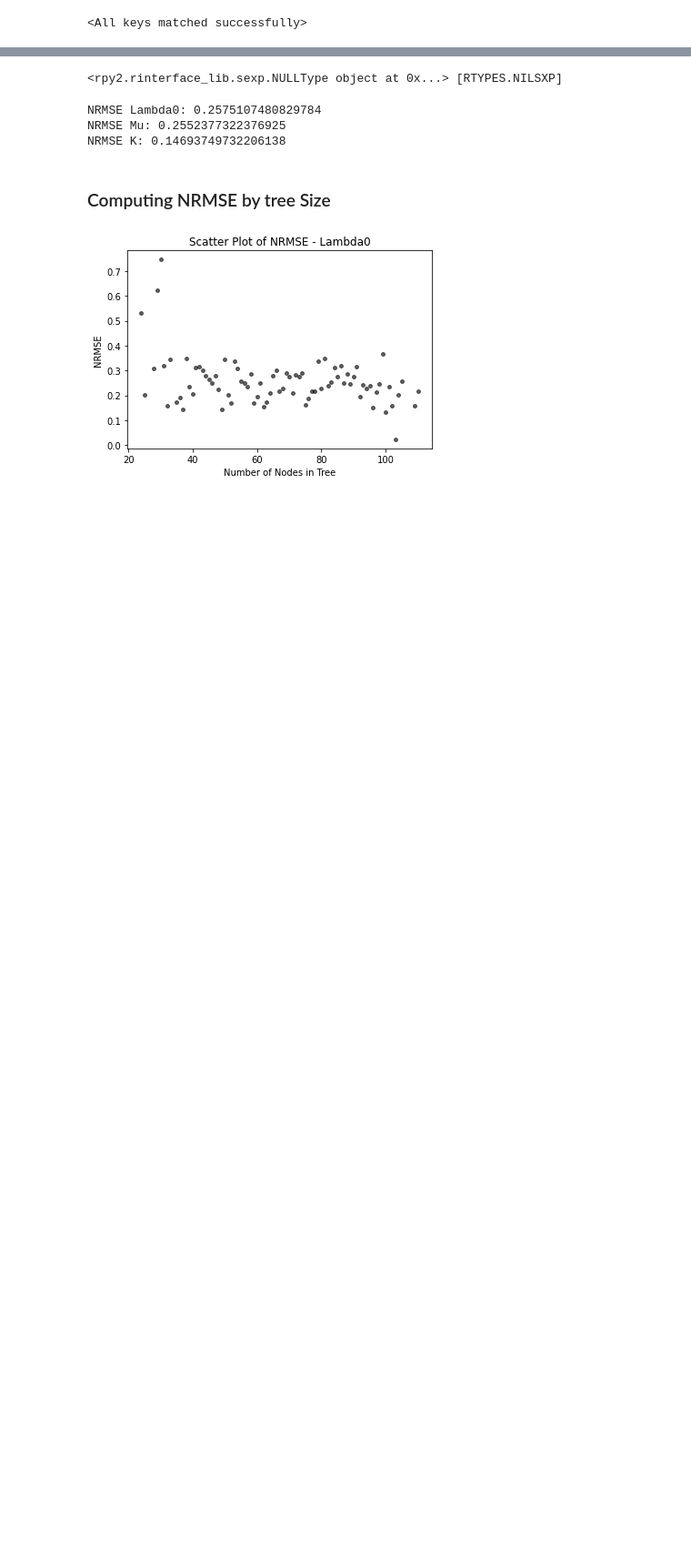
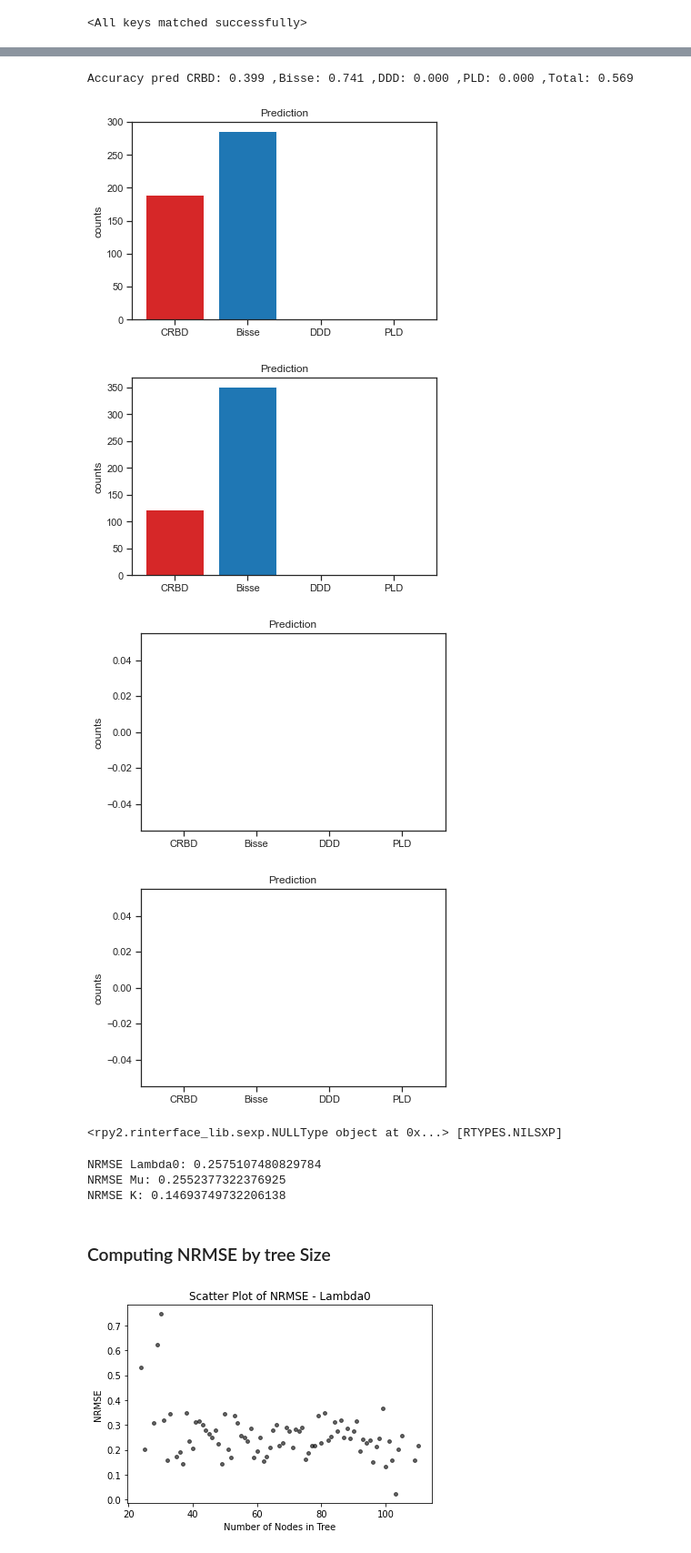
Before and after one commit to SilvaArtUSI/ML_phylogeny_learning, a Jupyter notebook: Rnotebooks/c06_infer_gnn_graph.ipynb, the cells around one changed output, grey strips where cells are left out. Shown: that part at 91% size. Saved outputs shown, nothing was run; the diff lists cells and outputs as text; code cells hidden in the pictures; blank space fills up the shorter version.

```diff
--- a/Rnotebooks/c06_infer_gnn_graph.ipynb
+++ b/Rnotebooks/c06_infer_gnn_graph.ipynb
@@ -334,15 +383,3 @@ torch.save(model.state_dict(), file_path)
 model.load_state_dict(torch.load('M06_GNN-DDD-10000-k-40-100.pt'))
 # %% [output]
 <All keys matched successfully>
-# %%
-#test_dl = DataLoader(data_list[:500], batch_size = 1)
-n_param = len(df_param)
-pred_list, true_list = [[] for n in range(n_param)], [[] for n in range(n_param)]
-model.eval()
-for data in test_dl:
-    out = model(data.to(device=device))
-    pred_params = out.tolist()[0]
-    true_params = data.y.tolist()
-    for n in range(n_param):
-        pred_list[n].append(pred_params[n])
-        true_list[n].append(true_params[n])
@@ -372,0 +435,15 @@ for m in range(3):
+# %%
+from collections import Counter
+# Initialize a list to store the counts for each sublist
+counts_per_sublist = []
+
+# Iterate over each sublist in the main list
+for sublist in pred_list:
+    # Count the occurrences of numbers 1 to 4 in the sublist
+    counts = [sublist.count(i) for i in range(1, 5)]
+    # Append the counts to the result list
+    counts_per_sublist.append(counts)
+
+# Display the counts
+for i, counts in enumerate(counts_per_sublist):
+    print(f"Counts for sublist {i+1}: {counts}")
@@ -373,3 +455,29 @@ for m in range(3):
+# %%
+result = [a / b if b != 0 else 0 for a, b in zip(acc_sum, total_sum)]
+
+print("Accuracy pred CRBD: %.3f ,Bisse: %.3f ,DDD: %.3f ,PLD: %.3f ,Total: %.3f   " % tuple(result))
+# %% [output]
+Accuracy pred CRBD: 0.399 ,Bisse: 0.741 ,DDD: 0.000 ,PLD: 0.000 ,Total: 0.569
+# %%
+for i, sublist in enumerate(pred_list):
+    fig, ax = plt.subplots()
+
+    preds = ['CRBD', 'Bisse', 'DDD', 'PLD']
+    counts = sublist
+    bar_labels = ['red', 'blue', 'red', 'orange']
+    bar_colors = ['tab:red', 'tab:blue', 'tab:red', 'tab:orange']
+
+    ax.bar(preds, counts, color=bar_colors)
+
+    ax.set_ylabel('counts')
+    ax.set_title('Prediction')
+
+    plt.show()
+# %% [output]
+[figure, added]
+[figure, added]
+[figure, added]
+[figure, added]
 # %%
 saveRDS = robjects.r['saveRDS']
 saveRDS(pred_list, "predGNN_DDD_small.rds")
```
Also changed, not shown: parts of 16 cells of this notebook, 1 other file.
